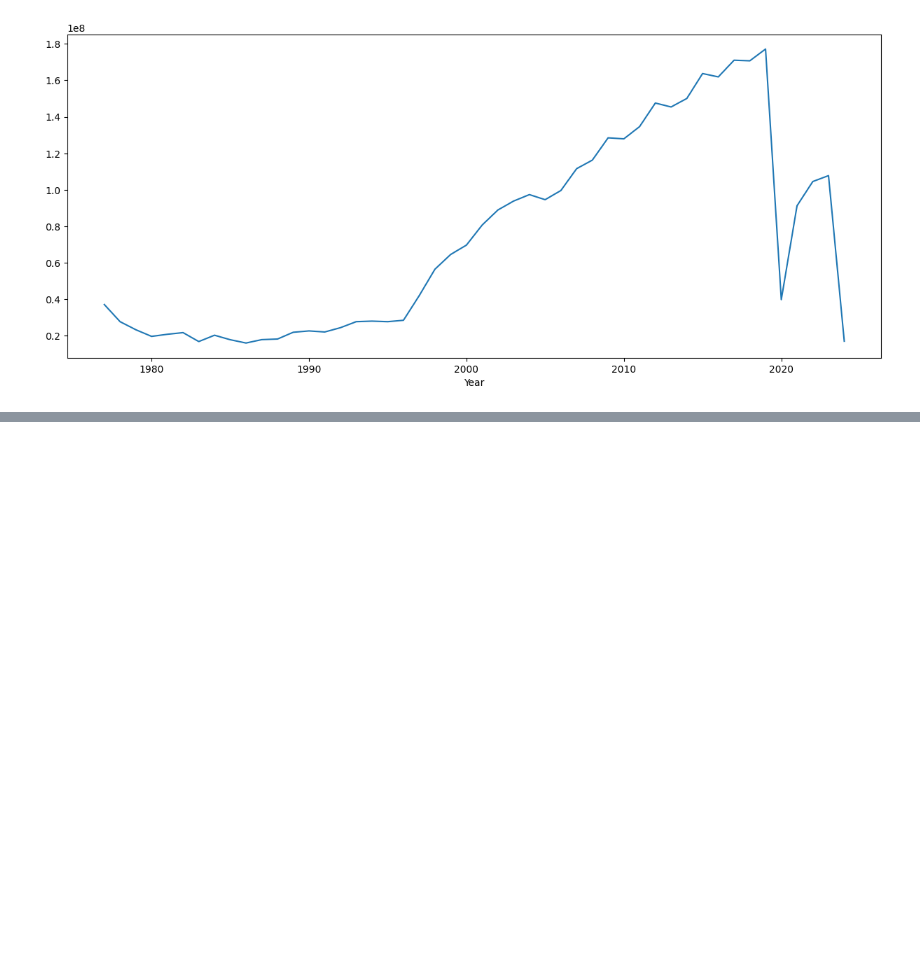
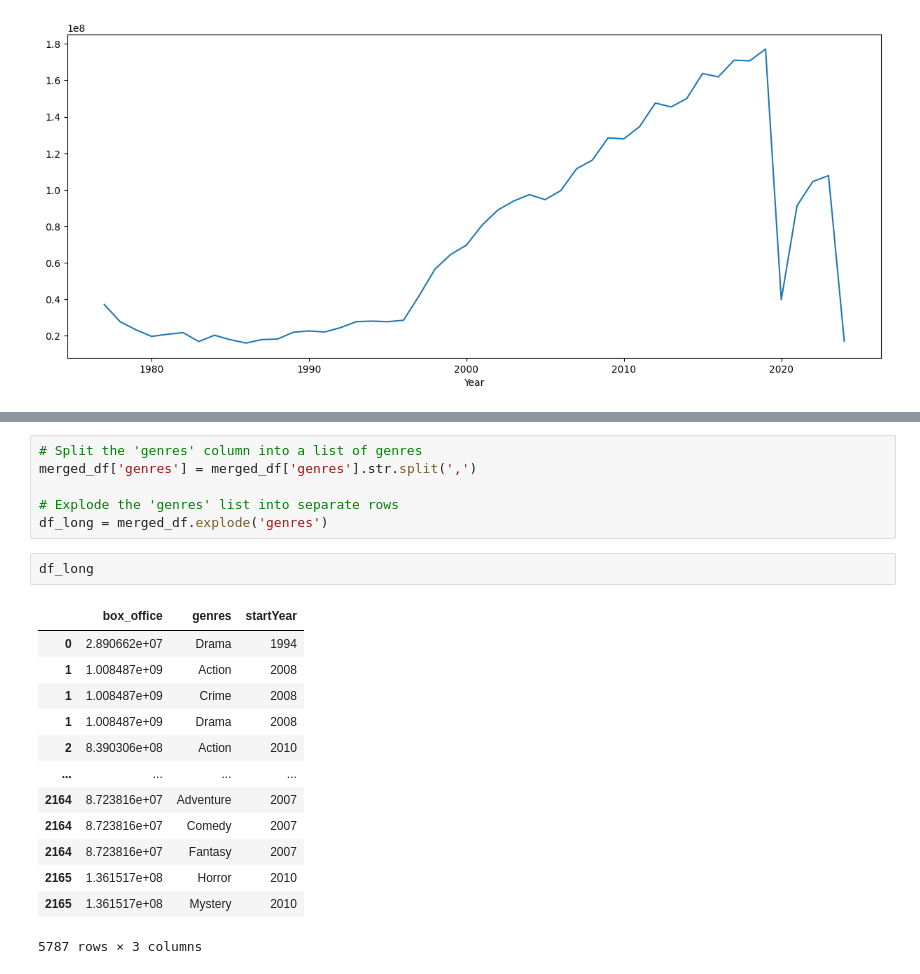
Before and after one commit to wmcgloin/movie_project, a Jupyter notebook: docs/mock_viz_kang.ipynb, the cells around one changed output, grey strips where cells are left out. Drawn from its saved outputs; the diff is of its cells as text; blank space fills up the shorter version.

```diff
--- a/docs/mock_viz_kang.ipynb
+++ b/docs/mock_viz_kang.ipynb
@@ -225,0 +274,22 @@ box_office.groupby('Year')['Worldwide_Box_Office'].mean().plot(kind='line')
+# %%
+# Split the 'genres' column into a list of genres
+merged_df['genres'] = merged_df['genres'].str.split(',')
+
+# Explode the 'genres' list into separate rows
+df_long = merged_df.explode('genres')
+# %%
+df_long
+# %% [output]
+|  | box_office | genres | startYear |
+| 0 | 2.890662e+07 | Drama | 1994 |
+| 1 | 1.008487e+09 | Action | 2008 |
+| 1 | 1.008487e+09 | Crime | 2008 |
+| 1 | 1.008487e+09 | Drama | 2008 |
+| 2 | 8.390306e+08 | Action | 2010 |
+| ... | ... | ... | ... |
+| 2164 | 8.723816e+07 | Adventure | 2007 |
+| 2164 | 8.723816e+07 | Comedy | 2007 |
+| 2164 | 8.723816e+07 | Fantasy | 2007 |
+| 2165 | 1.361517e+08 | Horror | 2010 |
+| 2165 | 1.361517e+08 | Mystery | 2010 |
+5787 rows × 3 columns
```
Also changed, not shown: parts of 5 cells of this notebook, 2 other files.
